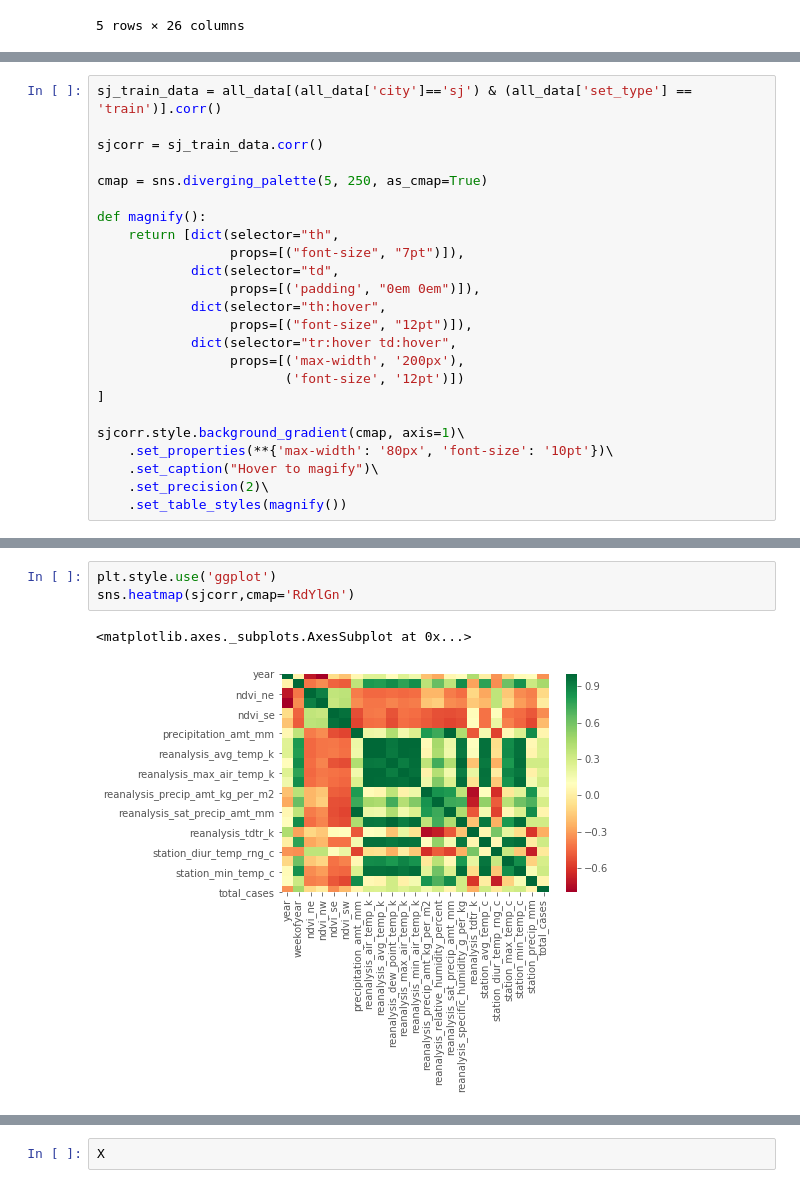
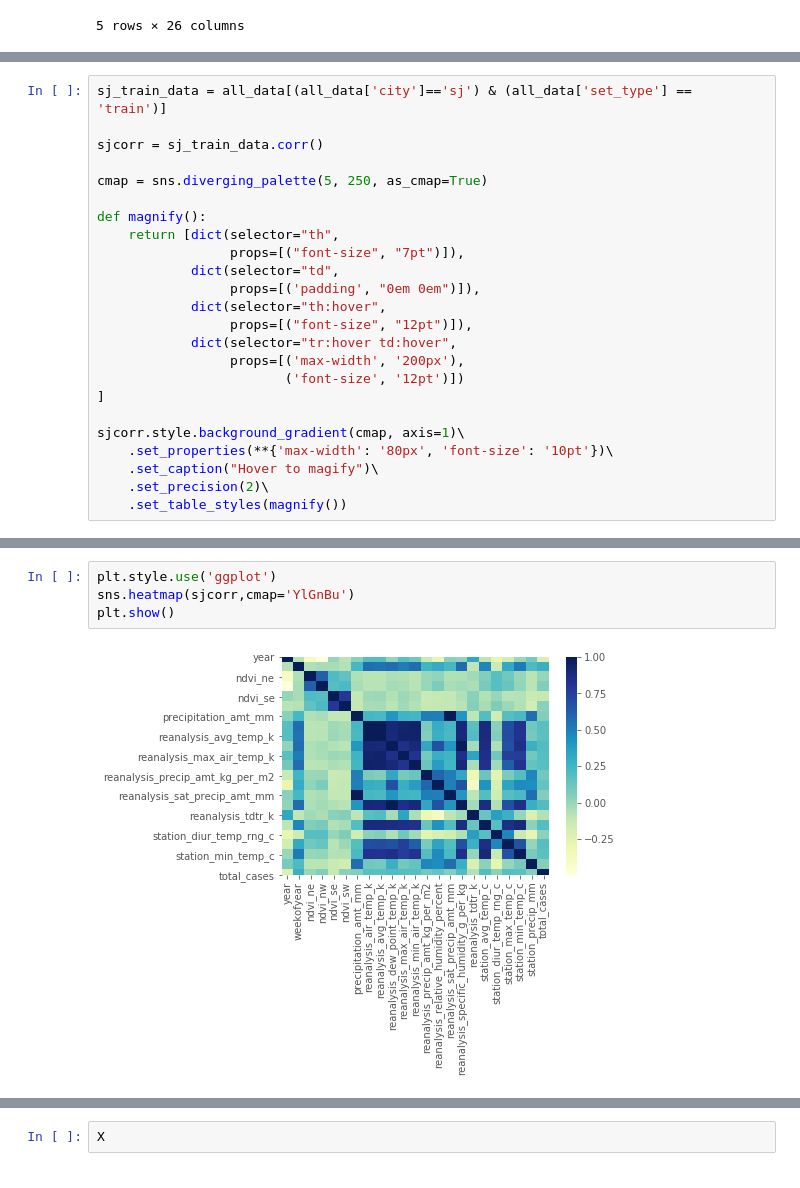
Before and after one commit to jisanos/DengAIProject, a Jupyter notebook: Final_Proyect_Script.ipynb, the cells around one changed output, grey strips where cells are left out. Drawn from its saved outputs; the diff is of its cells as text.

Commit message:
Fixed bug, added lmplot
Fixed corr() issue removing most of the data from sj and iq train df. Added an itteration of lmplots for the train data in both cities.

```diff
--- a/Final_Proyect_Script.ipynb
+++ b/Final_Proyect_Script.ipynb
@@ -205,5 +205,5 @@ all_data.head()
 # %%
-sj_train_data = all_data[(all_data['city']=='sj') & (all_data['set_type'] == 'train')].corr()
+sj_train_data = all_data[(all_data['city']=='sj') & (all_data['set_type'] == 'train')]
 
 sjcorr = sj_train_data.corr()
 
@@ -248,9 +248,9 @@ Hover to magify
 # %%
 plt.style.use('ggplot')
-sns.heatmap(sjcorr,cmap='RdYlGn')
+sns.heatmap(sjcorr,cmap='YlGnBu')
+plt.show()
 # %% [output]
-<matplotlib.axes._subplots.AxesSubplot at 0x...>
-[figure, old version]
+[figure, new version]
 # %%
 fig = sj_train_data.hist(figsize=(50,30))
 [x.title.set_size(32) for x in fig.ravel()]
```
Also changed, not shown: parts of 13 cells of this notebook.
